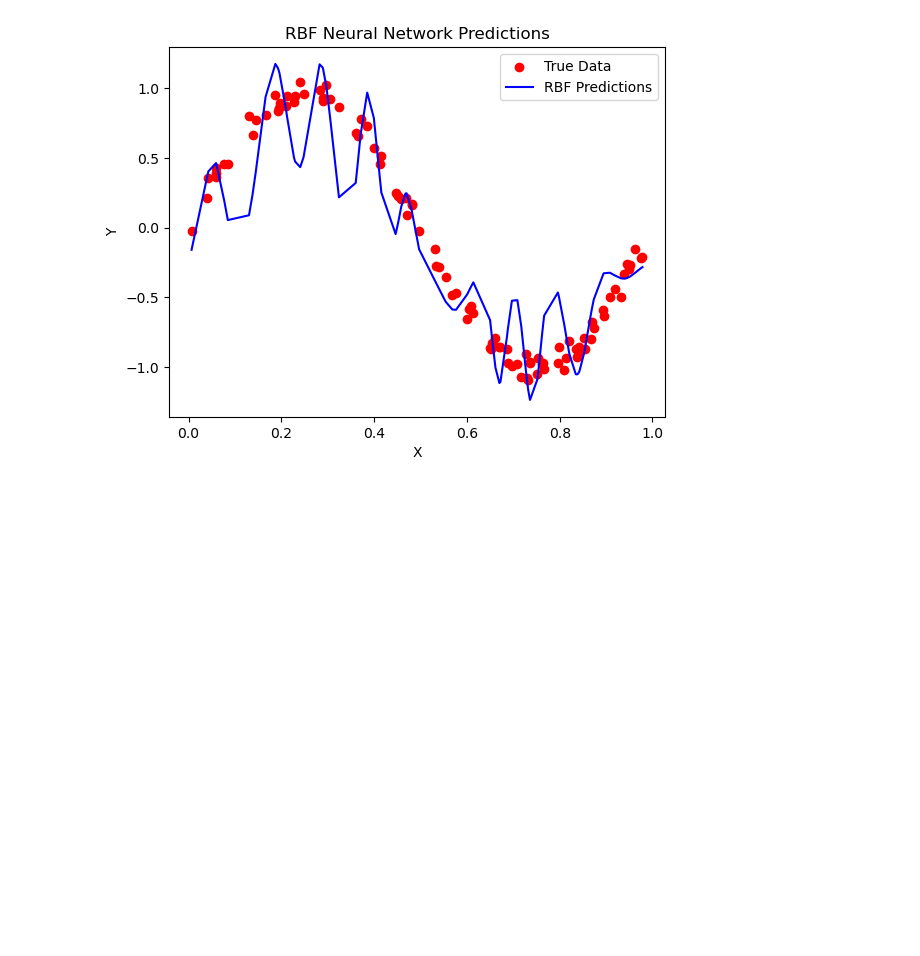
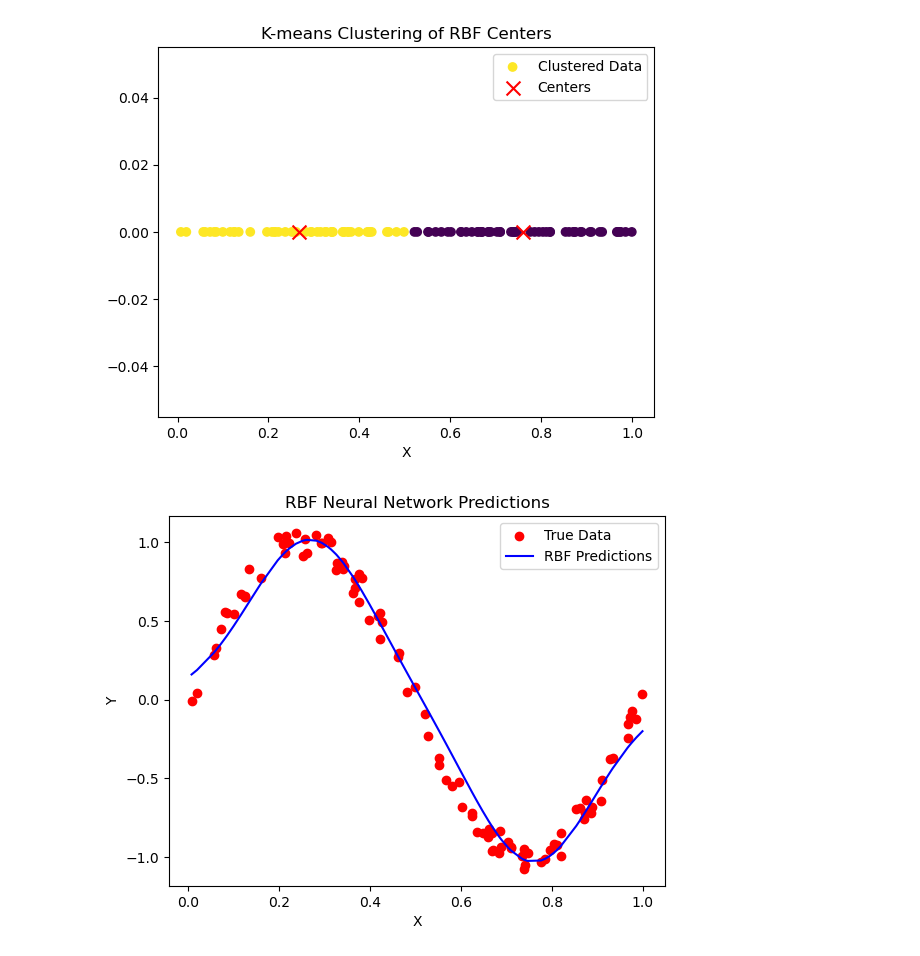
Before and after one commit to mmahdin/Computational-Intelligence-EE-AUT, a Jupyter notebook: lab/5/main.ipynb, the cells around one changed output. Saved outputs shown, nothing was run; the diff lists cells and outputs as text; code cells hidden in the pictures; blank space fills up the shorter version.

```diff
--- a/lab/5/main.ipynb
+++ b/lab/5/main.ipynb
@@ -12,7 +13,7 @@ def initialize_centers(data, num_centers):
     std_devs = np.zeros(num_centers)
     for i in range(num_centers):
         std_devs[i] = np.std(data[np.where(kmeans.labels_ == i)])
-    return centers, std_devs
+    return centers, std_devs, kmeans.labels_
 
 class RBFNetwork:
     def __init__(self, num_rbf, learning_rate):
@@ -22,9 +23,10 @@ class RBFNetwork:
         self.std_devs = None
         self.weights = None
         self.bias = None
+        self.labels = None
 
     def fit(self, X, y):
-        self.centers, self.std_devs = initialize_centers(X, self.num_rbf)
+        self.centers, self.std_devs, self.labels = initialize_centers(X, self.num_rbf)
         # Initialize weights and bias randomly
         self.weights = np.random.randn(self.num_rbf)
         self.bias = np.random.randn()
@@ -46,12 +48,22 @@ class RBFNetwork:
                 rbf_outputs = np.array([self.rbf(X[i], c, s) for c, s in zip(self.centers, self.std_devs)])
                 predicted_output = np.dot(rbf_outputs.reshape(-1,), self.weights.reshape(-1,)) + self.bias
                 loss = (predicted_output - y[i][0]) ** 2
-                print(f'Epoch {epoch}, Sample {i}, Loss: {loss:.4f}')
 
                 # Backward pass
                 error = predicted_output - y[i][0]
                 self.weights -= (self.learning_rate * error * rbf_outputs).reshape(-1,)
                 self.bias -= self.learning_rate * error
+            if epoch%50 == 0:
+                print(f'Epoch {epoch}, Sample {i}, Loss: {loss:.4f}')
+# %%
+# Plot K-means clustering results
+def plot_kmeans_clustering(X, centers, kmeans_labels):
+    plt.scatter(X, np.zeros_like(X), c=kmeans_labels, cmap='viridis', label='Clustered Data')
+    plt.scatter(centers, np.zeros_like(centers), color='red', s=100, marker='x', label='Centers')
+    plt.title("K-means Clustering of RBF Centers")
+    plt.xlabel("X")
+    plt.legend()
+    plt.show()
 # %%
 # Generate synthetic test data
 NUM_SAMPLES = 100
@@ -65,12 +77,15 @@ X = X.reshape(-1, 1)  # Reshape X to be a 2D array for the RBF network
 Y = Y.reshape(-1, 1)  # Reshape Y for consistency
 
 # Initialize and train the RBF network
-num_rbf = 10
+num_rbf = 2
 learning_rate = 0.01
 
 rbf_network = RBFNetwork(num_rbf=num_rbf, learning_rate=learning_rate)
 rbf_network.fit(X, Y)
 rbf_network.train(X, Y, epochs=200)
+
+# After fitting the RBF network, plot the clustering result
+plot_kmeans_clustering(X, rbf_network.centers, rbf_network.labels)
 
 # Test predictions
 predictions = rbf_network.predict(X)
@@ -106 +108,2 @@ Epoch 117, Samp
-[figure, old version]
+[figure, new version]
+[figure, added]
```
Also changed, not shown: parts of 2 cells of this notebook.
